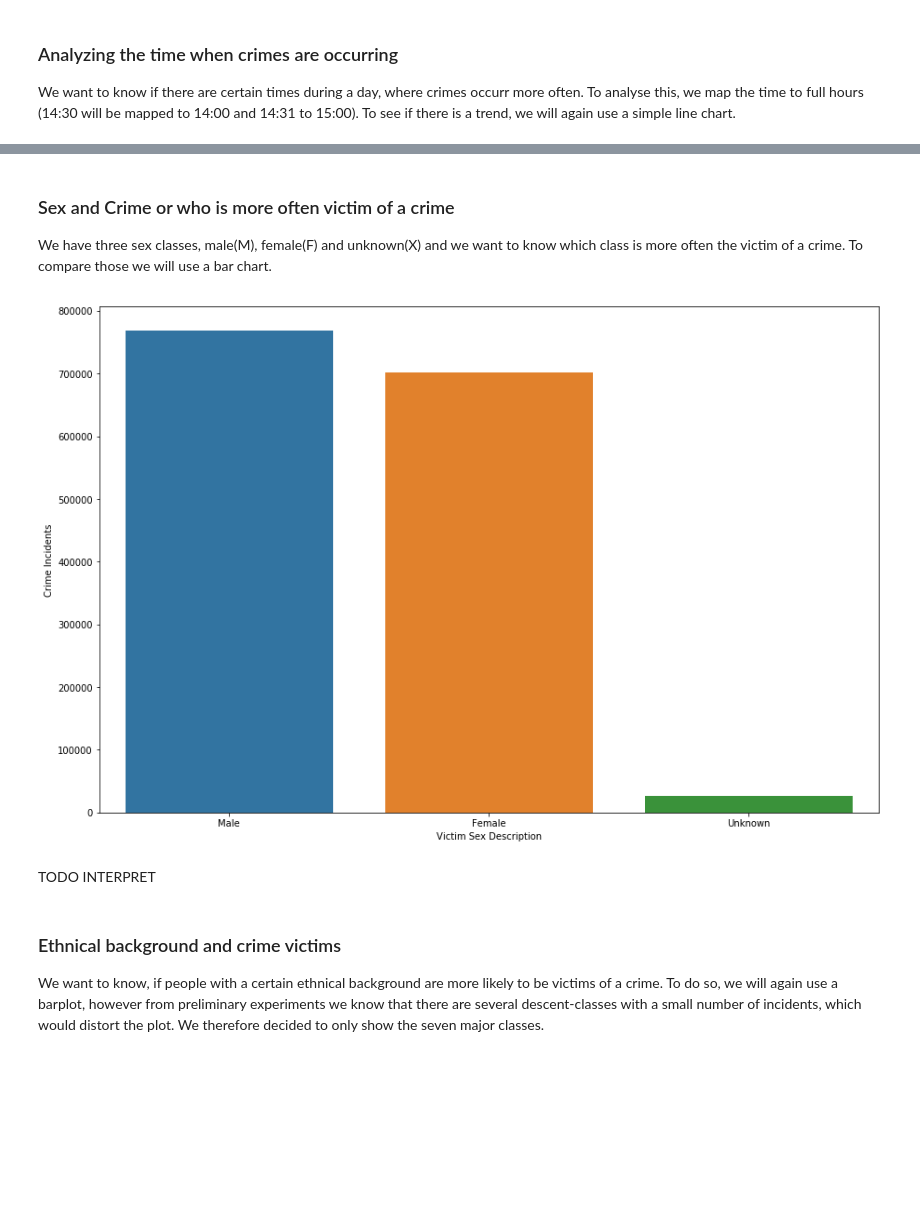
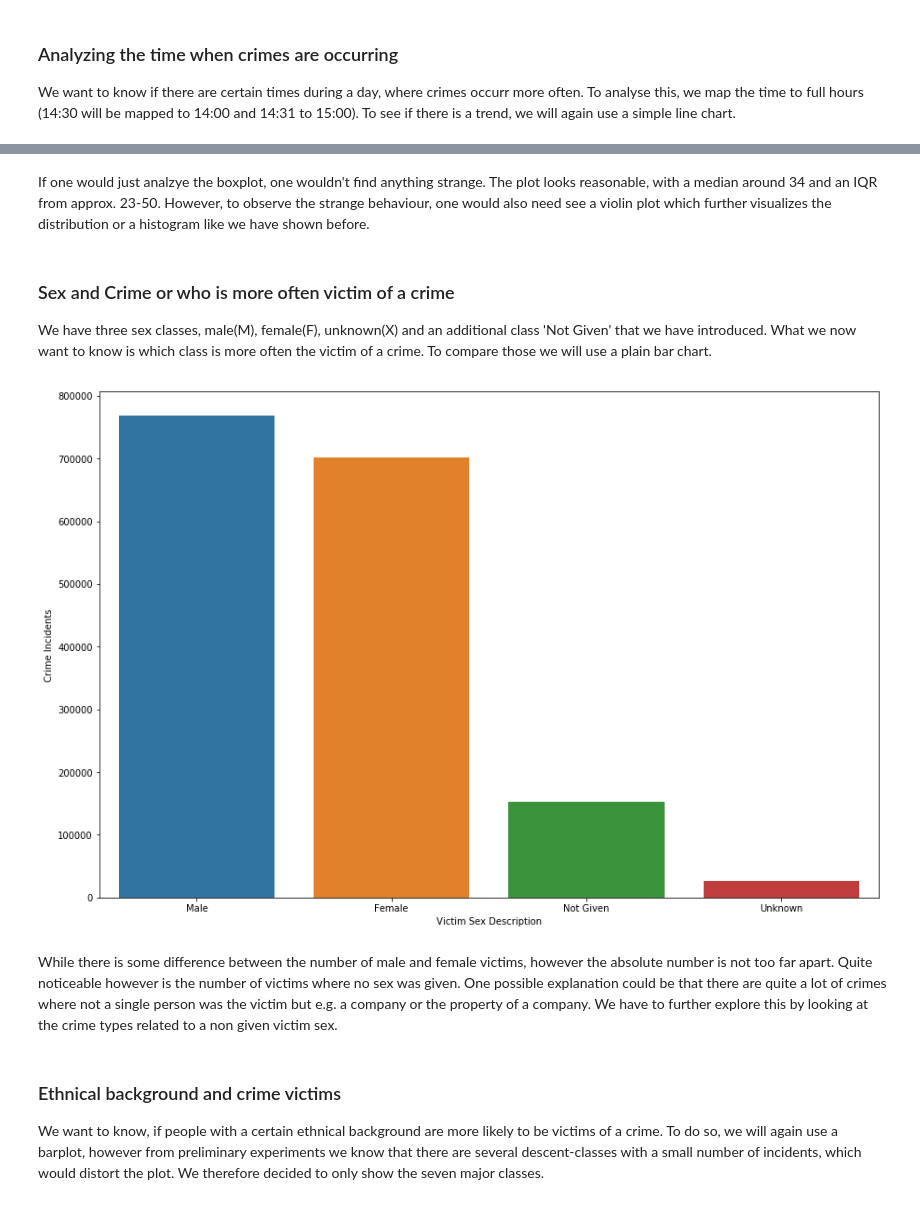
Before and after one commit to AlexUserForVA/VA_LACrimes, a Jupyter notebook: va_project_henkel_moser.ipynb, the cells around one changed output, grey strips where cells are left out. Drawn from its saved outputs; the diff is of its cells as text; code cells hidden in the pictures; blank space fills up the shorter version.

Commit message:
Code Cleaning and Interpretation

```diff
--- a/va_project_henkel_moser.ipynb
+++ b/va_project_henkel_moser.ipynb
@@ -13,5 +30,6 @@ import gmplot
 ## Loading and wrangling of our dataset
 # %%
 # load the dataset
-crimes = pd.read_csv('crime_data.csv')
+# crimes = pd.read_csv('crime_data.csv')
+crimes = pd.read_pickle('cleaned_crime_dump')
 # %% [markdown]
@@ -252,18 +278,22 @@ sns.violinplot(x='Victim Sex', y='Victim Age',data=crimes)
+# %% [markdown]
+If one would just analzye the boxplot, one wouldn't find anything strange. The plot looks reasonable, with a median around 34 and an IQR from approx. 23-50. However, to observe the strange behaviour, one would also need see a violin plot which further visualizes the distribution or a histogram like we have shown before.
 # %% [markdown]
 ### Sex and Crime or who is more often victim of a crime
-We have three sex classes, male(M), female(F) and unknown(X) and we want to know which class is more often the victim of a crime. To compare those we will use a bar chart.
+We have three sex classes, male(M), female(F), unknown(X) and an additional class 'Not Given' that we have introduced.
+What we now want to know is which class is more often the victim of a crime. To compare those we will use a plain bar chart.
 # %%
 grouped_sex = crimes[['Victim Sex']].groupby(['Victim Sex'])
-victim_sex_desc = [ 'Female', 'Male', 'Unknown']
+victim_sex_desc = [ 'Female', 'Male','Not Given', 'Unknown']
 grouped_sex = pd.DataFrame({'Crime Incidents' : grouped_sex.size(), 'Victim Sex Description':victim_sex_desc}).reset_index()
 grouped_sex = grouped_sex.sort_values(ascending=False, by='Crime Incidents')
 
 plt.figure(figsize=(15,10))
 sns.barplot(x='Victim Sex Description', y='Crime Incidents', data=grouped_sex);
 # %% [output]
-[figure, old version]
+[figure, new version]
-# %% [markdown]
-TODO INTERPRET
+# %% [markdown]
+While there is some difference between the number of male and female victims, however the absolute number is not too far apart. Quite noticeable however is the number of victims where no sex was given. One possible explanation could be that there are quite a lot of crimes where not a single person was the victim but e.g. a company or the property of a company.
+We have to further explore this by looking at the crime types related to a non given victim sex.
 # %% [markdown]
 ### Ethnical background and crime victims
 We want to know, if people with a certain ethnical background are more likely to be victims of a crime.
```
Also changed, not shown: parts of 86 cells of this notebook.
